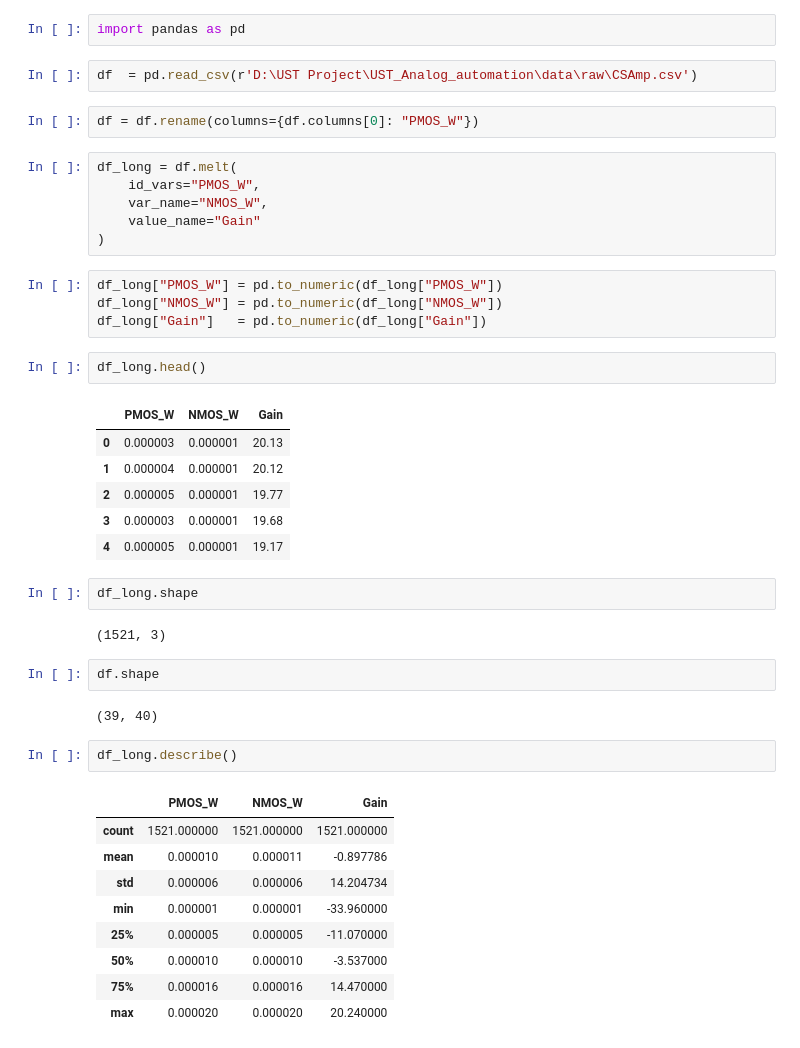
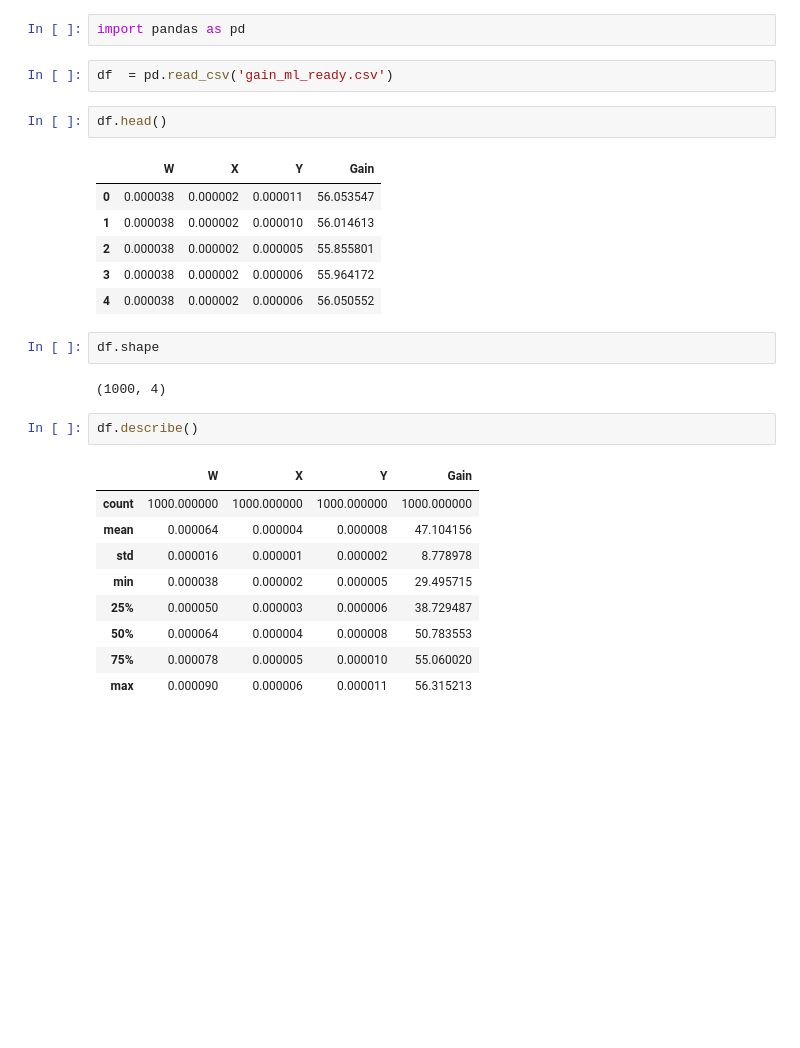
Before and after one commit to MrunalTalikoti/UST_Analog_automation, a Jupyter notebook: notebooks/data_transofrmation.ipynb, the cells around one changed output. Saved outputs shown, nothing was run; the diff lists cells and outputs as text; blank space fills up the shorter version.

```diff
--- a/notebooks/data_transofrmation.ipynb
+++ b/notebooks/data_transofrmation.ipynb
@@ -1,46 +1,30 @@
 # %%
 import pandas as pd
 # %%
-df  = pd.read_csv(r'D:\UST Project\UST_Analog_automation\data\raw\CSAmp.csv')
+df  = pd.read_csv('gain_ml_ready.csv')
-# %%
-df = df.rename(columns={df.columns[0]: "PMOS_W"})
-# %%
-df_long = df.melt(
-    id_vars="PMOS_W",
-    var_name="NMOS_W",
-    value_name="Gain"
-)
-# %%
-df_long["PMOS_W"] = pd.to_numeric(df_long["PMOS_W"])
-df_long["NMOS_W"] = pd.to_numeric(df_long["NMOS_W"])
-df_long["Gain"]   = pd.to_numeric(df_long["Gain"])
 # %%
-df_long.head()
+df.head()
 # %% [output]
-|  | PMOS_W | NMOS_W | Gain |
-| 0 | 0.000003 | 0.000001 | 20.13 |
-| 1 | 0.000004 | 0.000001 | 20.12 |
-| 2 | 0.000005 | 0.000001 | 19.77 |
-| 3 | 0.000003 | 0.000001 | 19.68 |
-| 4 | 0.000005 | 0.000001 | 19.17 |
+|  | W | X | Y | Gain |
+| 0 | 0.000038 | 0.000002 | 0.000011 | 56.053547 |
+| 1 | 0.000038 | 0.000002 | 0.000010 | 56.014613 |
+| 2 | 0.000038 | 0.000002 | 0.000005 | 55.855801 |
+| 3 | 0.000038 | 0.000002 | 0.000006 | 55.964172 |
+| 4 | 0.000038 | 0.000002 | 0.000006 | 56.050552 |
-# %%
-df_long.shape
-# %% [output]
-(1521, 3)
 # %%
 df.shape
 # %% [output]
-(39, 40)
+(1000, 4)
 # %%
-df_long.describe()
+df.describe()
 # %% [output]
-|  | PMOS_W | NMOS_W | Gain |
-| count | 1521.000000 | 1521.000000 | 1521.000000 |
-| mean | 0.000010 | 0.000011 | -0.897786 |
-| std | 0.000006 | 0.000006 | 14.204734 |
-| min | 0.000001 | 0.000001 | -33.960000 |
-| 25% | 0.000005 | 0.000005 | -11.070000 |
-| 50% | 0.000010 | 0.000010 | -3.537000 |
-| 75% | 0.000016 | 0.000016 | 14.470000 |
-| max | 0.000020 | 0.000020 | 20.240000 |
+|  | W | X | Y | Gain |
+| count | 1000.000000 | 1000.000000 | 1000.000000 | 1000.000000 |
+| mean | 0.000064 | 0.000004 | 0.000008 | 47.104156 |
+| std | 0.000016 | 0.000001 | 0.000002 | 8.778978 |
+| min | 0.000038 | 0.000002 | 0.000005 | 29.495715 |
+| 25% | 0.000050 | 0.000003 | 0.000006 | 38.729487 |
+| 50% | 0.000064 | 0.000004 | 0.000008 | 50.783553 |
+| 75% | 0.000078 | 0.000005 | 0.000010 | 55.060020 |
+| max | 0.000090 | 0.000006 | 0.000011 | 56.315213 |
 # %%
```
Also changed, not shown: parts of 15 cells of this notebook, 9 other files.
